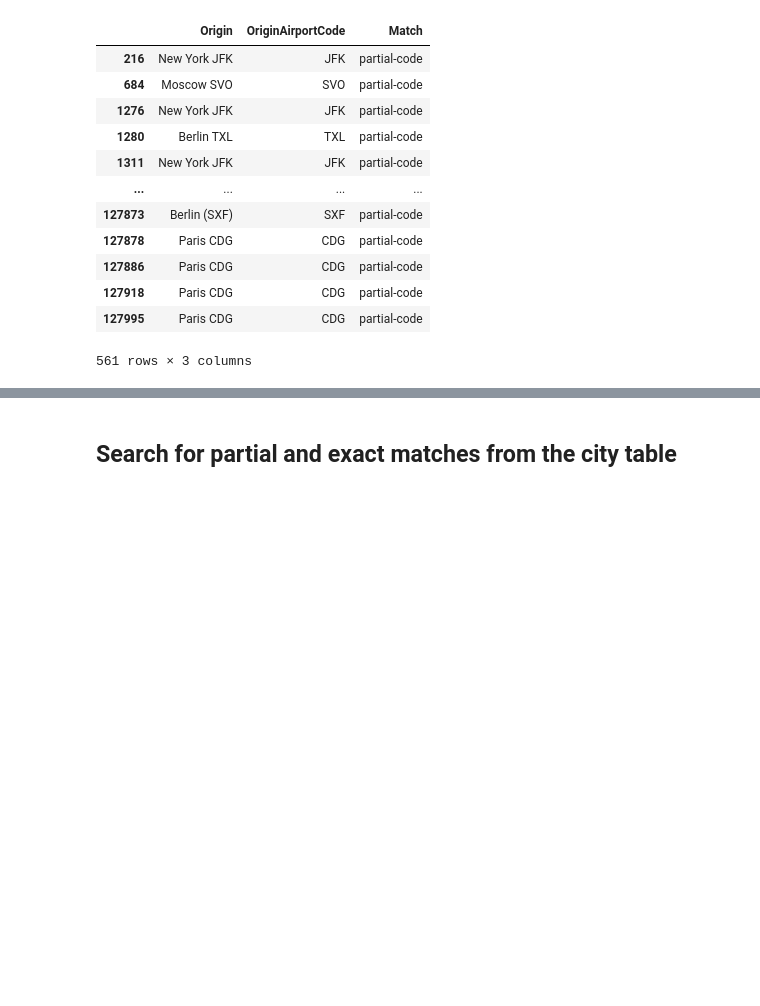
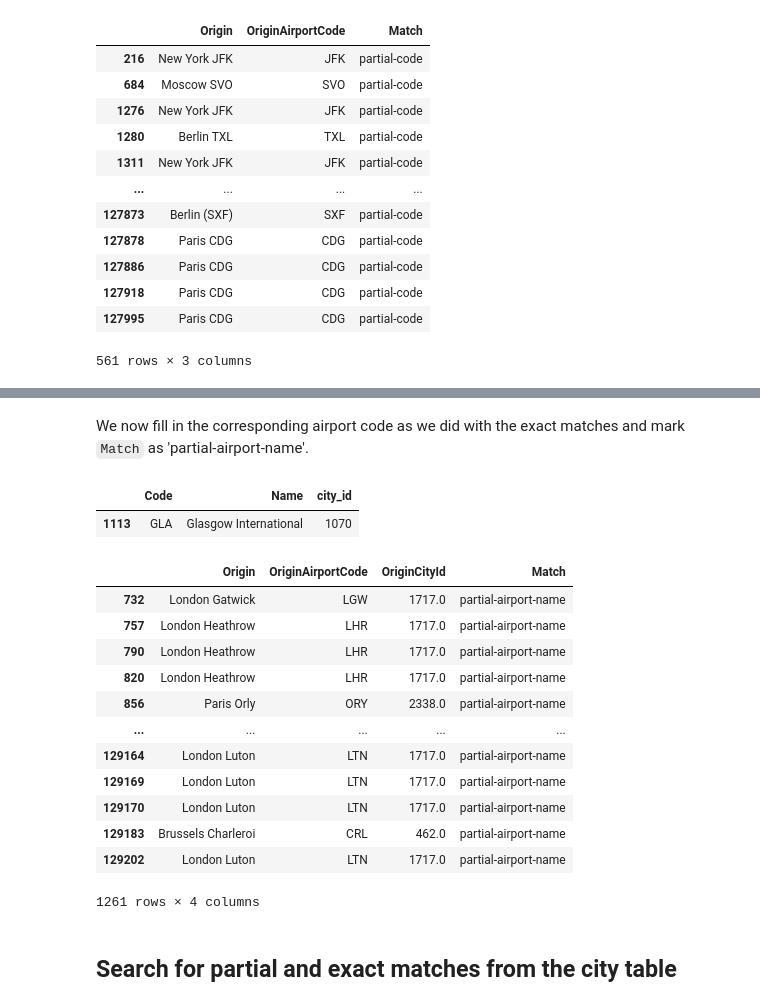
Before and after one commit to paulabondoc/airline-ratings-data-project, a Jupyter notebook: Script1 - Data_cleaning.ipynb, the cells around one changed output, grey strips where cells are left out. Saved outputs shown, nothing was run; the diff lists cells and outputs as text; code cells hidden in the pictures; blank space fills up the shorter version.

```diff
--- a/Script1 - Data_cleaning.ipynb
+++ b/Script1 - Data_cleaning.ipynb
@@ -1111,0 +1197,3 @@ dataset_with_origin_airport.loc[airport_code_partial_index, ['Origin', 'OriginAi
+# %%
+airport_names_short_regex = "|".join(airport_names_short)
+airport_names_short_regex
@@ -1111,0 +1202,7 @@ dataset_with_origin_airport.loc[airport_code_partial_index, ['Origin', 'OriginAi
+# %%
+airport_name_partial_index = dataset_with_origin_airport.index[
+
+    (dataset_with_origin_airport['Origin'].str.contains(airport_names_short_regex, case=False))
+    & (dataset_with_origin_airport['Origin'].str.fullmatch(airport_names_short_regex, case=False) == False)
+
+    ]
@@ -1112,3 +1228,46 @@ dataset_with_origin_airport.loc[airport_code_partial_index, ['Origin', 'OriginAi
+# %% [markdown]
+We now fill in the corresponding airport code as we did with the exact matches and mark `Match` as 'partial-airport-name'.
+# %%
+partial_airport_name_list_list = dataset_with_origin_airport.loc[airport_name_partial_index, 'Origin'].str.findall(airport_names_short_regex).drop_duplicates().to_list()
+partial_airport_name_list = [name[0] for name in partial_airport_name_list_list if len(name) == 1]
+#partial_airport_name_list
+# %%
+airports.loc[airports['Name'].str.contains(name, case=False, na=False)]
+# %% [output]
+|  | Code | Name | city_id |
+| 1113 | GLA | Glasgow International | 1070 |
+# %%
+for name in partial_airport_name_list:
+    # Index of all entries whose name is an partial match of an airport
+    matching_index = dataset_with_origin_airport.loc[airport_name_partial_index, 'Origin'][dataset_with_origin_airport.loc[airport_name_partial_index, 'Origin'].str.contains(name, case=False)].index
+
+    # debug ---
+    # print("Current name:", name)
+    # print("Data associated with name:")
+    # display(airports.loc[airports['Name'].str.contains(name, case=False, na=False)][['Code', 'Name', 'city_id']])
+    # end debug ---
+
+    code = airports.loc[airports['Name'].str.contains(name, case=False, na=False)]['Code'].values[0] # kinda convoluted but... it's how I got it to work
+    city_id = airports.loc[airports['Name'].str.contains(name, case=False, na=False)]['city_id'].values[0]
+    dataset_with_origin_airport.loc[matching_index, 'OriginAirportCode'] = code
+    dataset_with_origin_airport.loc[matching_index, 'OriginCityId'] = city_id
+    dataset_with_origin_airport['Match'] = 'partial-airport-name'
+# %%
+dataset_with_origin_airport.loc[airport_name_partial_index, ['Origin', 'OriginAirportCode', 'OriginCityId', 'Match']]
+# %% [output]
+|  | Origin | OriginAirportCode | OriginCityId | Match |
+| 732 | London Gatwick | LGW | 1717.0 | partial-airport-name |
+| 757 | London Heathrow | LHR | 1717.0 | partial-airport-name |
+| 790 | London Heathrow | LHR | 1717.0 | partial-airport-name |
+| 820 | London Heathrow | LHR | 1717.0 | partial-airport-name |
+| 856 | Paris Orly | ORY | 2338.0 | partial-airport-name |
+| ... | ... | ... | ... | ... |
+| 129164 | London Luton | LTN | 1717.0 | partial-airport-name |
+| 129169 | London Luton | LTN | 1717.0 | partial-airport-name |
+| 129170 | London Luton | LTN | 1717.0 | partial-airport-name |
+| 129183 | Brussels Charleroi | CRL | 462.0 | partial-airport-name |
+| 129202 | London Luton | LTN | 1717.0 | partial-airport-name |
+1261 rows × 4 columns
 # %% [markdown]
 ## Search for partial and exact matches from the city table
 # %% [markdown]
```
Also changed, not shown: parts of 16 cells of this notebook.
